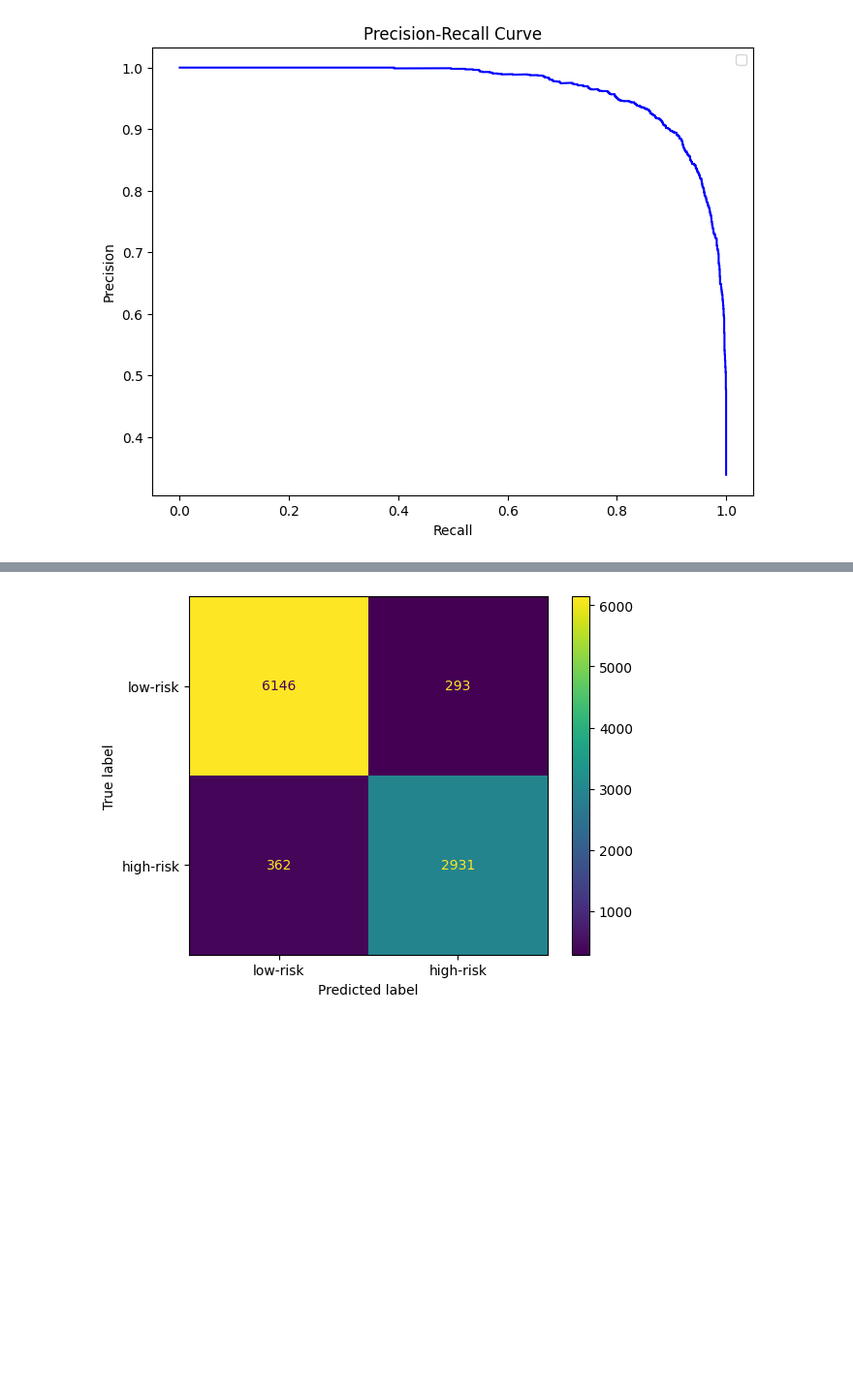
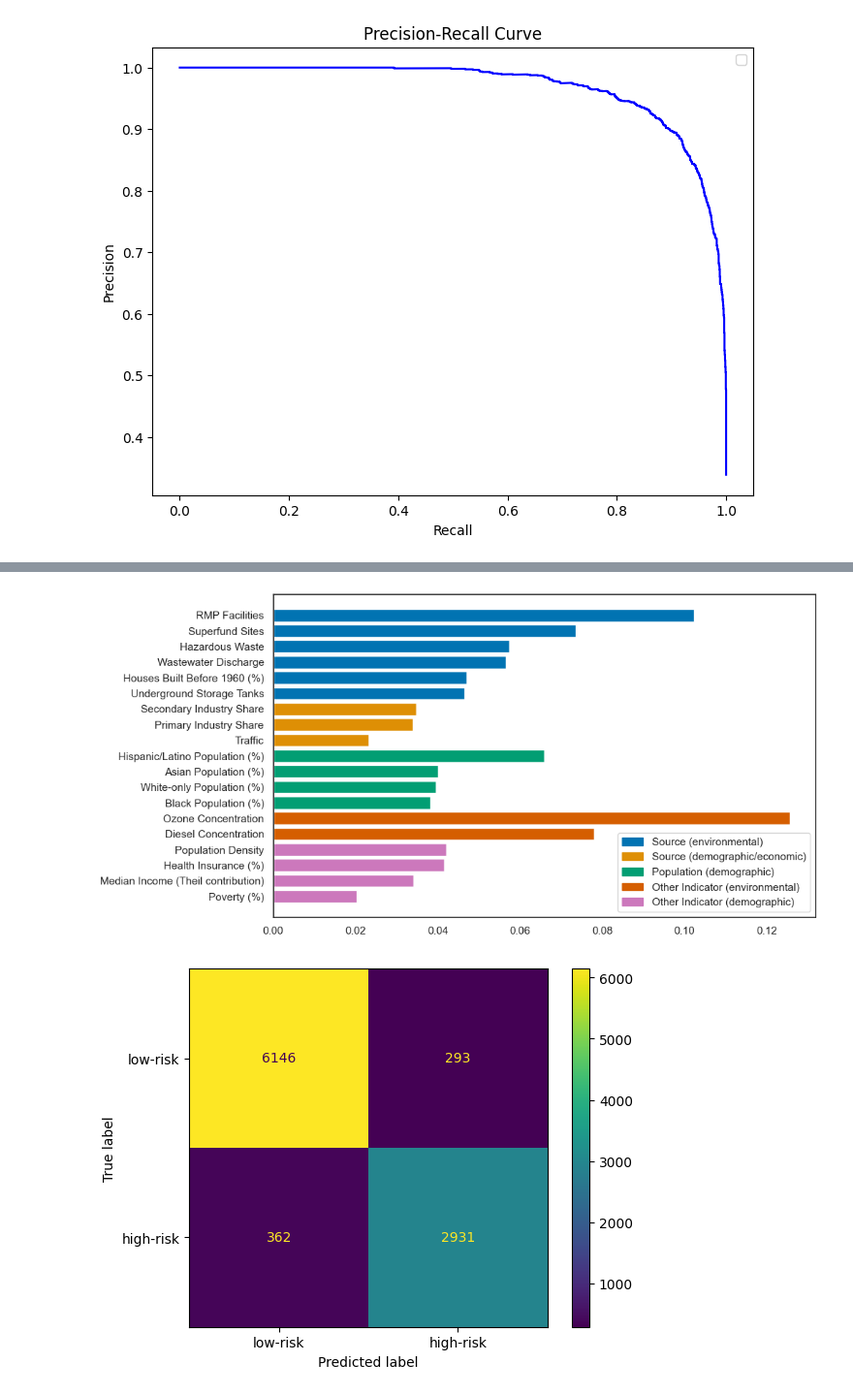
Before and after one commit to braeden-reinoso/Air-Toxin-Risk-in-Marginalized-Communities, a Jupyter notebook: Models/XGBoost/xgboost.ipynb, the cells around one changed output, grey strips where cells are left out. Shown at 97% size. Saved outputs shown, nothing was run; the diff lists cells and outputs as text; code cells hidden in the pictures; blank space fills up the shorter version.

```diff
--- a/Models/XGBoost/xgboost.ipynb
+++ b/Models/XGBoost/xgboost.ipynb
@@ -425,3 +483,28 @@ plt.show()
+# %%
+# sorting feature importance within each category and plotting
+
+sorted_groups = sorted(color_dict.keys())
+
+sorted_columns = []
+for group in sorted_groups:
+    group_features = [feature for feature, feature_group in feature_group_dict.items() if feature_group == group]
+    group_indices = [df_columns.index(feature) for feature in group_features]
+    group_sorted_indices = np.argsort([feature_importance[i] for i in group_indices])
+    sorted_columns.extend([group_features[i] for i in group_sorted_indices])
+
+plt.figure(figsize=(10, 6))
+bars = plt.barh(sorted_columns, [feature_importance[df_columns.index(col)] for col in sorted_columns],
+               color=[color_dict[feature_group_dict[col]] for col in sorted_columns])
+
+legend_labels = list(color_dict.keys())
+legend_colors = list(color_dict.values())
+legend_patches = [plt.Rectangle((0, 0), 1, 1, color=color) for color in legend_colors]
+plt.legend(legend_patches, legend_labels, loc='lower right')
+
+plt.yticks(sorted_columns, [label_dict[col] for col in sorted_columns])
+plt.show()
+# %% [output]
+[figure, added]
 # %%
 # evaluating all the metrics we want on the val data
 # baseline = label everything high-risk
```
Also changed, not shown: parts of 10 cells of this notebook, 7 other files.
